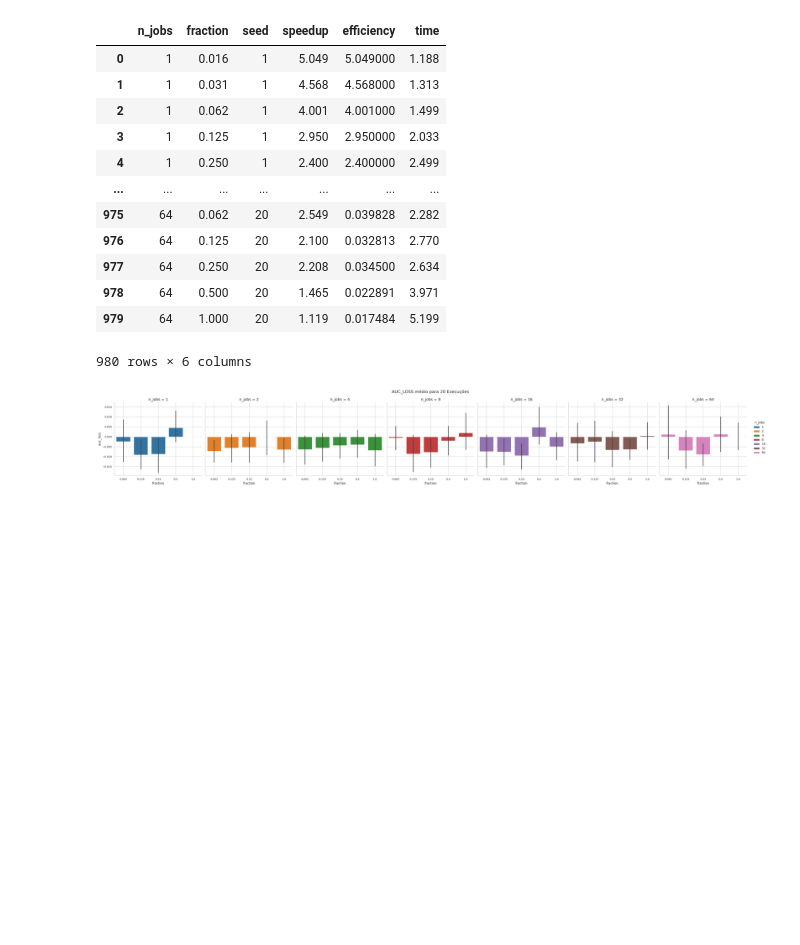
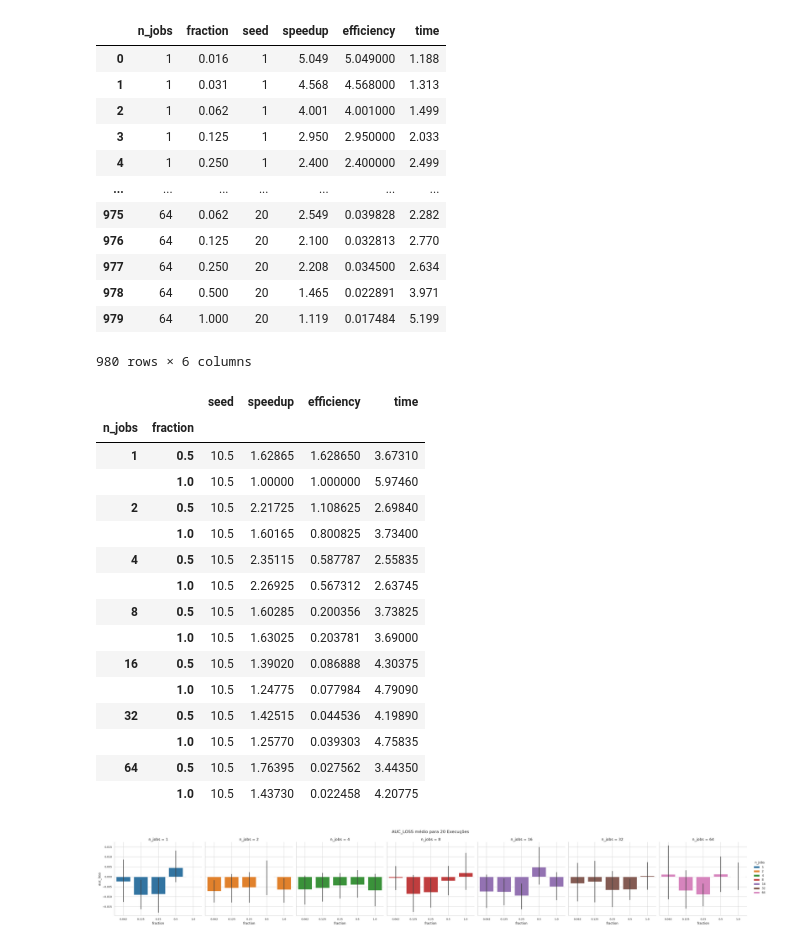
Before and after one commit to athyrson06/MO652-Final-Project, a Jupyter notebook: results/grid_search_results/notebook final.ipynb, the cells around one changed output. Cells and saved outputs as stored; diff of their text form; code cells hidden in the pictures; blank space fills up the shorter version.

```diff
--- a/results/grid_search_results/notebook final.ipynb
+++ b/results/grid_search_results/notebook final.ipynb
@@ -404,6 +424,25 @@ speedup_df
 | 978 | 64 | 0.500 | 20 | 1.465 | 0.022891 | 3.971 |
 | 979 | 64 | 1.000 | 20 | 1.119 | 0.017484 | 5.199 |
 980 rows × 6 columns
+# %%
+speedup_df.query("fraction >= 0.5").groupby(['n_jobs',	'fraction']).mean()
+# %% [output]
+|  |  | seed | speedup | efficiency | time |
+| n_jobs | fraction |  |  |  |  |
+| 1 | 0.5 | 10.5 | 1.62865 | 1.628650 | 3.67310 |
+|  | 1.0 | 10.5 | 1.00000 | 1.000000 | 5.97460 |
+| 2 | 0.5 | 10.5 | 2.21725 | 1.108625 | 2.69840 |
+|  | 1.0 | 10.5 | 1.60165 | 0.800825 | 3.73400 |
+| 4 | 0.5 | 10.5 | 2.35115 | 0.587787 | 2.55835 |
+|  | 1.0 | 10.5 | 2.26925 | 0.567312 | 2.63745 |
+| 8 | 0.5 | 10.5 | 1.60285 | 0.200356 | 3.73825 |
+|  | 1.0 | 10.5 | 1.63025 | 0.203781 | 3.69000 |
+| 16 | 0.5 | 10.5 | 1.39020 | 0.086888 | 4.30375 |
+|  | 1.0 | 10.5 | 1.24775 | 0.077984 | 4.79090 |
+| 32 | 0.5 | 10.5 | 1.42515 | 0.044536 | 4.19890 |
+|  | 1.0 | 10.5 | 1.25770 | 0.039303 | 4.75835 |
+| 64 | 0.5 | 10.5 | 1.76395 | 0.027562 | 3.44350 |
+|  | 1.0 | 10.5 | 1.43730 | 0.022458 | 4.20775 |
 # %%
 # Configurar o tema
 sns.set_theme(style="whitegrid", palette="tab10")
```
Also changed, not shown: parts of 8 cells of this notebook, 13 other files.
